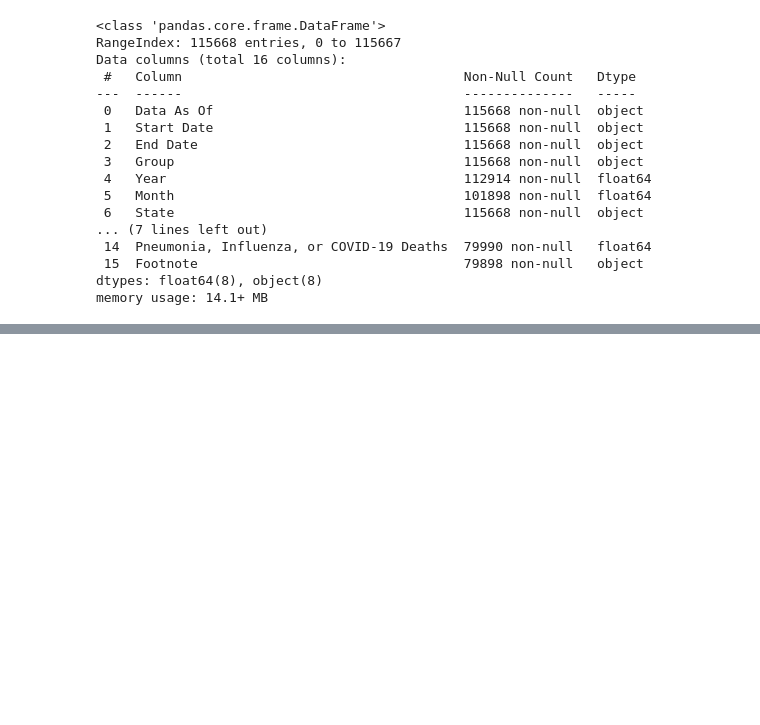
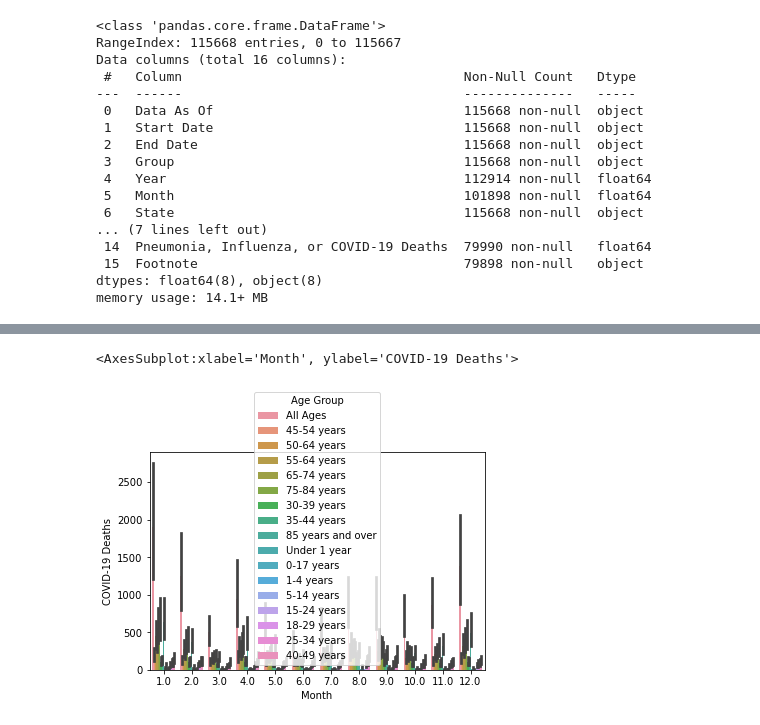
Before and after one commit to okohnkay/Covid-data, a Jupyter notebook: EDA Covid_provisional.ipynb, the cells around one changed output, grey strips where cells are left out. Saved outputs shown, nothing was run; the diff lists cells and outputs as text; code cells hidden in the pictures; blank space fills up the shorter version.

```diff
--- a/EDA Covid_provisional.ipynb
+++ b/EDA Covid_provisional.ipynb
@@ -61,0 +102,5 @@ sns.histplot(data=df_death_sex, x="Total Deaths", kde=True)
+# %%
+sns.barplot(data=df4, x="Month", y="COVID-19 Deaths",hue="Age Group")
+# %% [output]
+<AxesSubplot:xlabel='Month', ylabel='COVID-19 Deaths'>
+[figure, added]
```
Also changed, not shown: parts of 11 cells of this notebook.
